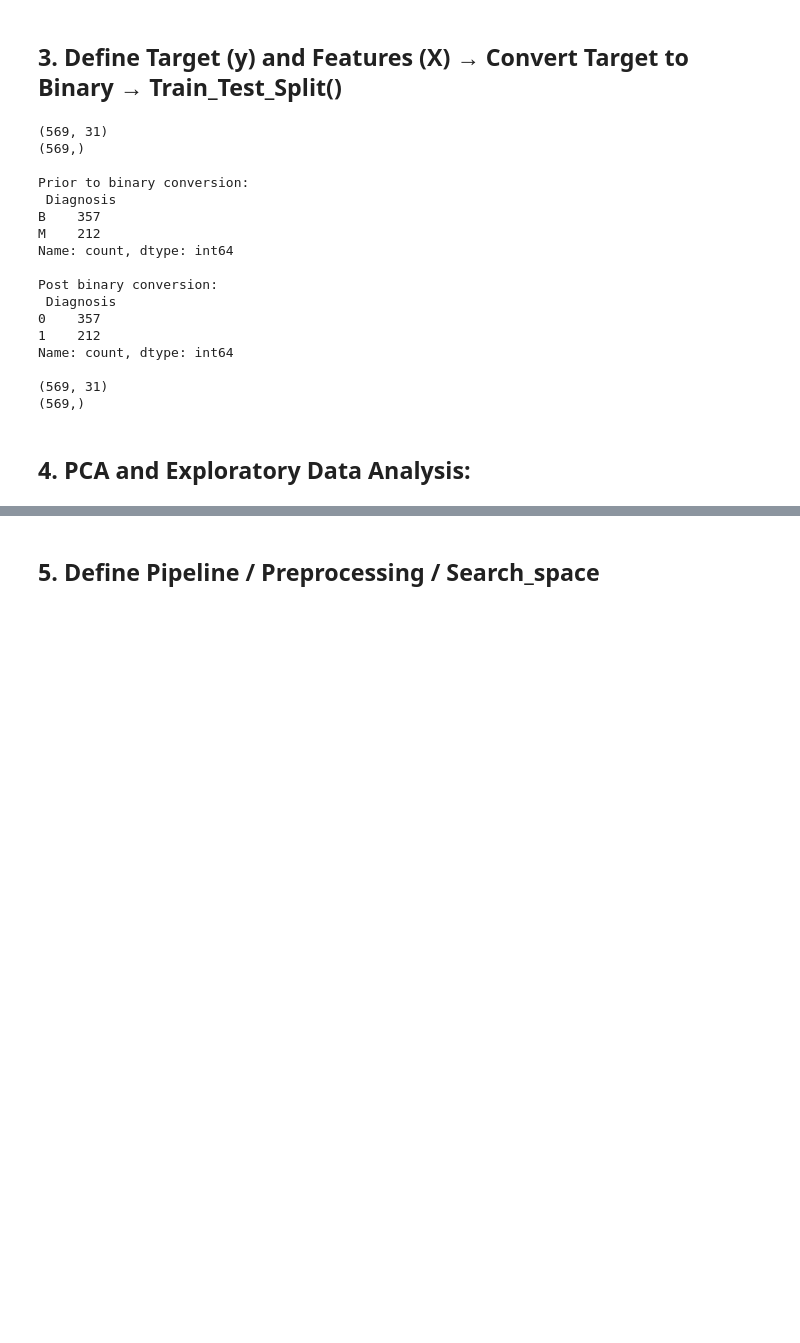
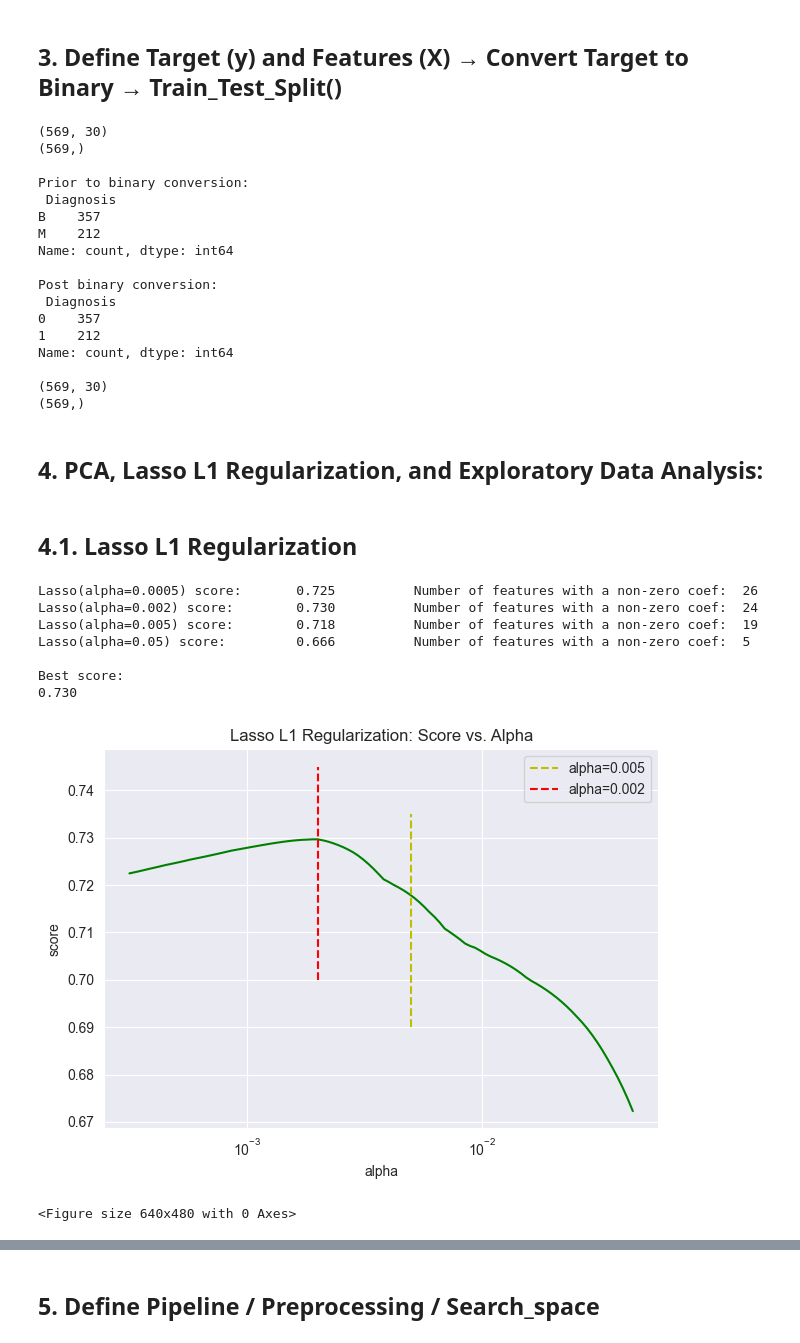
Before and after one commit to nhansen24/UCI_BreastCancer, a Jupyter notebook: notebook.ipynb, the cells around one changed output, grey strips where cells are left out. Saved outputs shown, nothing was run; the diff lists cells and outputs as text; code cells hidden in the pictures; blank space fills up the shorter version.

Commit message:
Added Lasso L1 Regularization with feature selection to Notebook section 4.1, Updated section 4 title in README.md

```diff
--- a/notebook.ipynb
+++ b/notebook.ipynb
@@ -84,7 +84,7 @@ Index(['ID', 'radius1', 'texture1', 'perimeter1', 'area1', 'smoothness1',
 # %%
 # Define features and target
 y = df.Diagnosis
-X = df.drop(columns=['Diagnosis'])
+X = df.drop(columns=['Diagnosis','ID'])
 print(X.shape)
 print(y.shape)
 
@@ -104,7 +104,7 @@ print(y.shape)
 # train_test_split
 X_train, X_test, y_train, y_test = train_test_split(X, y, test_size=0.2, random_state=13)
 # %% [output]
-(569, 31)
+(569, 30)
 (569,)
 
 Prior to binary conversion:
@@ -119,7 +119,7 @@ Post binary conversion:
 1    212
 Name: count, dtype: int64
 
-(569, 31)
+(569, 30)
 (569,)
 # %% [markdown]
-## 4. PCA and Exploratory Data Analysis:
+## 4. PCA, Lasso L1 Regularization, and Exploratory Data Analysis:
@@ -126,2 +128,54 @@ Name: count, dtype: int64
+# %% [markdown]
+## 4.1. Lasso L1 Regularization
 # %%
-# In progress ...
+# Initialize scaler and fit_transform:
+scaler = StandardScaler()
+X_train_scale = scaler.fit_transform(X_train)
+X_test_scale = scaler.transform(X_test)
+
+# Loop to show scores and number of features with non-zero coefficients:
+show_list = [0.0005,0.002,0.005,0.05]
+for i in show_list:
+    reg = Lasso(alpha=i)
+    reg.fit(X_train_scale,y_train)
+    coefs = pd.Series(reg.coef_,X.columns)
+    print(f'Lasso(alpha={i}) score:\t',f'{reg.score(X_test_scale, y_test):.3f}',
+          '\t\tNumber of features with a non-zero coef: ', coefs[reg.coef_ != 0].shape[0])
+
+# Loop to analyze for any meaningful impact of alpha on the score:
+score_list = list()
+try:
+    for i in np.logspace(-3.5,-1.36,100):
+        reg = Lasso(alpha=i)
+        reg.fit(X_train_scale,y_train)
+        coefs = pd.Series(reg.coef_,X.columns)
+        score_list.append([i,reg.score(X_test_scale, y_test)])
+except Exception as e:
+    print(e)
+
+c_names = ['alpha:','score:']
+score_df = pd.DataFrame(score_list,columns=c_names)
+max_score = score_df['score:'].max()
+print(f'\nBest score: \n{max_score:.3f}')
+
+plt.plot(score_df['alpha:'],score_df['score:'],color='green',scalex=True)
+plt.plot([0.005,0.005],[0.69,0.735],color='y',linestyle='--',label='alpha=0.005')
+plt.plot([0.002,0.002],[0.70,0.745],color='red',linestyle='--',label='alpha=0.002')
+plt.legend()
+plt.xlabel('alpha')
+plt.xscale('log')
+plt.ylabel('score')
+plt.title('Lasso L1 Regularization: Score vs. Alpha')
+plt.tight_layout()
+plt.show()
+plt.clf()
+# %% [output]
+Lasso(alpha=0.0005) score:       0.725          Number of features with a non-zero coef:  26
+Lasso(alpha=0.002) score:        0.730          Number of features with a non-zero coef:  24
+Lasso(alpha=0.005) score:        0.718          Number of features with a non-zero coef:  19
+Lasso(alpha=0.05) score:         0.666          Number of features with a non-zero coef:  5
+
+Best score:
+0.730
+[figure, added]
+<Figure size 640x480 with 0 Axes>
```
Also changed, not shown: parts of 17 cells of this notebook, 1 other file.
